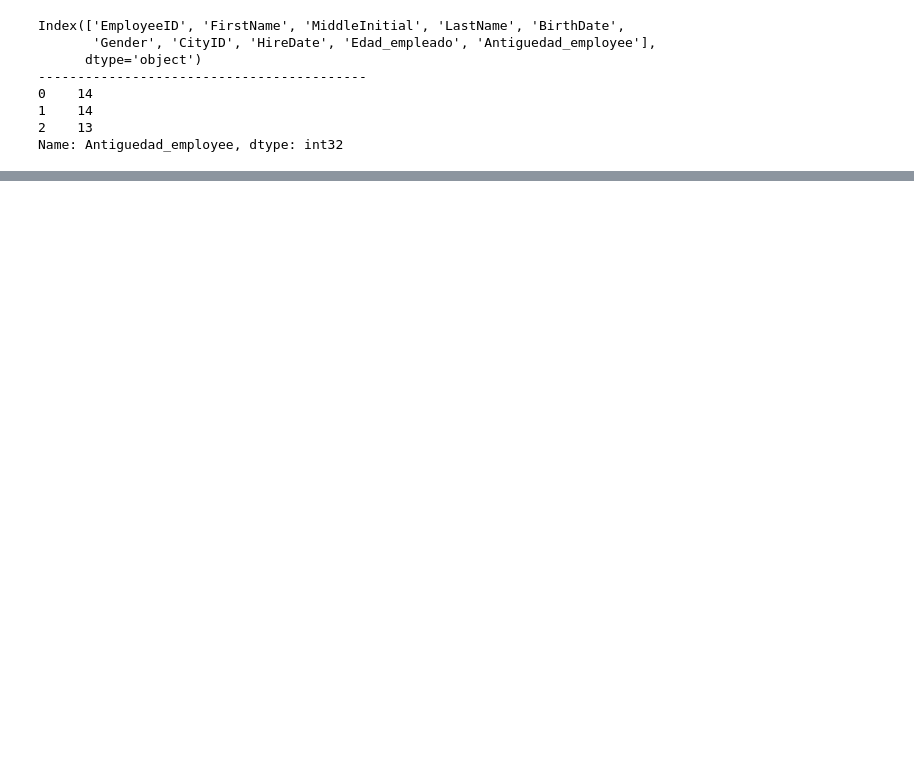
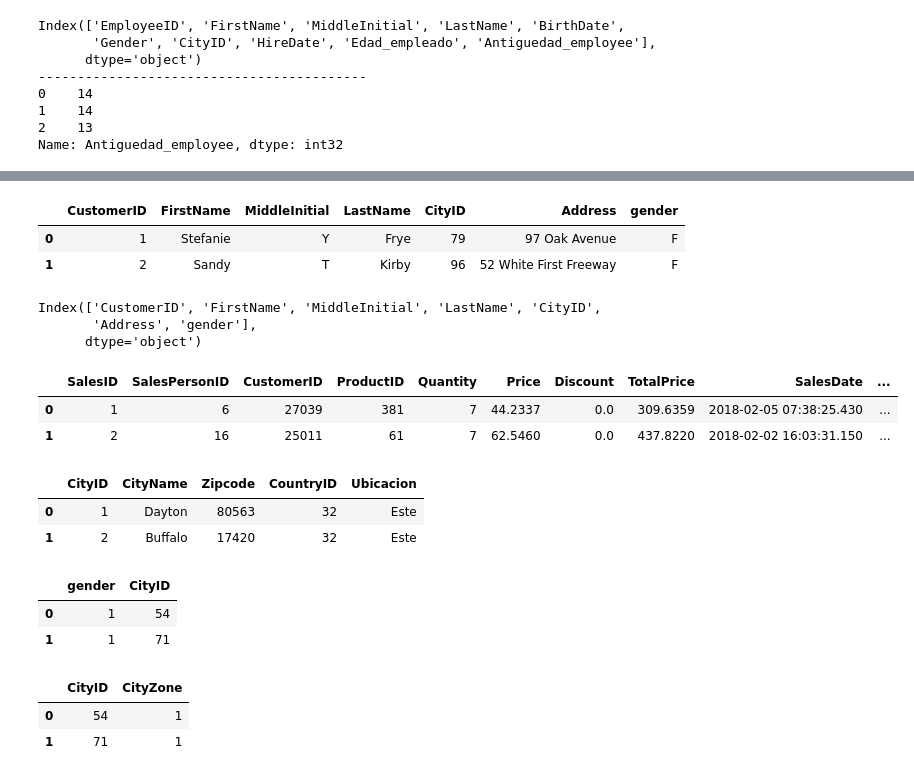
Before and after one commit to fabricio136900/M3_Data, a Jupyter notebook: Trabajo.ipynb, the cells around one changed output, grey strips where cells are left out. Saved outputs shown, nothing was run; the diff lists cells and outputs as text; code cells hidden in the pictures; blank space fills up the shorter version.

```diff
--- a/Trabajo.ipynb
+++ b/Trabajo.ipynb
@@ -1068,0 +1101,44 @@ df5_grouped_group.iloc[0:5,:]
+# %%
+df5.head(2)
+# %% [output]
+|  | CustomerID | FirstName | MiddleInitial | LastName | CityID | Address | gender |
+| 0 | 1 | Stefanie | Y | Frye | 79 | 97 Oak Avenue | F |
+| 1 | 2 | Sandy | T | Kirby | 96 | 52 White First Freeway | F |
+# %%
+df5.columns
+# %% [output]
+Index(['CustomerID', 'FirstName', 'MiddleInitial', 'LastName', 'CityID',
+       'Address', 'gender'],
+      dtype='object')
+# %%
+df55 = df1_cleaned ## aqui esta mal la variable de totalPrice
+df55.head(2)
+# %% [output]
+|  | SalesID | SalesPersonID | CustomerID | ProductID | Quantity | Price | Discount | TotalPrice | SalesDate | ... |
+| 0 | 1 | 6 | 27039 | 381 | 7 | 44.2337 | 0.0 | 309.6359 | 2018-02-05 07:38:25.430 | ... |
+| 1 | 2 | 16 | 25011 | 61 | 7 | 62.5460 | 0.0 | 437.8220 | 2018-02-02 16:03:31.150 | ... |
+# %%
+dt_city = pd.read_csv('/content/drive/MyDrive/My/04 diplox/103 Bigdata/Trabajo 01/Base de Datos/trabajo /cities 2.csv', sep = ';')
+df_city = pd.DataFrame(dt_city)
+df_city.head(2)
+# %% [output]
+|  | CityID | CityName | Zipcode | CountryID | Ubicacion |
+| 0 | 1 | Dayton | 80563 | 32 | Este |
+| 1 | 2 | Buffalo | 17420 | 32 | Este |
+# %%
+data_customer = dict(zip(df5['CustomerID'], zip(df5['gender'], df5['CityID']))) # enlazamos sexo y ciudad id
+df55['gender'] = df55['CustomerID'].map(lambda x: 0 if data_customer[x][0] == 'M' else 1)
+df55['CityID'] = df55['CustomerID'].map(lambda x: data_customer[x][1])
+df55[['gender','CityID']].head(2)
+# %% [output]
+|  | gender | CityID |
+| 0 | 1 | 54 |
+| 1 | 1 | 71 |
+# %%
+data_customer2 = dict(zip(df_city['CityID'], zip(df_city['CityName'], df_city['Ubicacion'])))
+df55['CityZone'] = df55['CityID'].map(lambda x: 0 if data_customer2[x][1] == 'Este' else 1)
+df55[['CityID','CityZone']].head(2)
+# %% [output]
+|  | CityID | CityZone |
+| 0 | 54 | 1 |
+| 1 | 71 | 1 |
```
Also changed, not shown: parts of 135 cells of this notebook.
